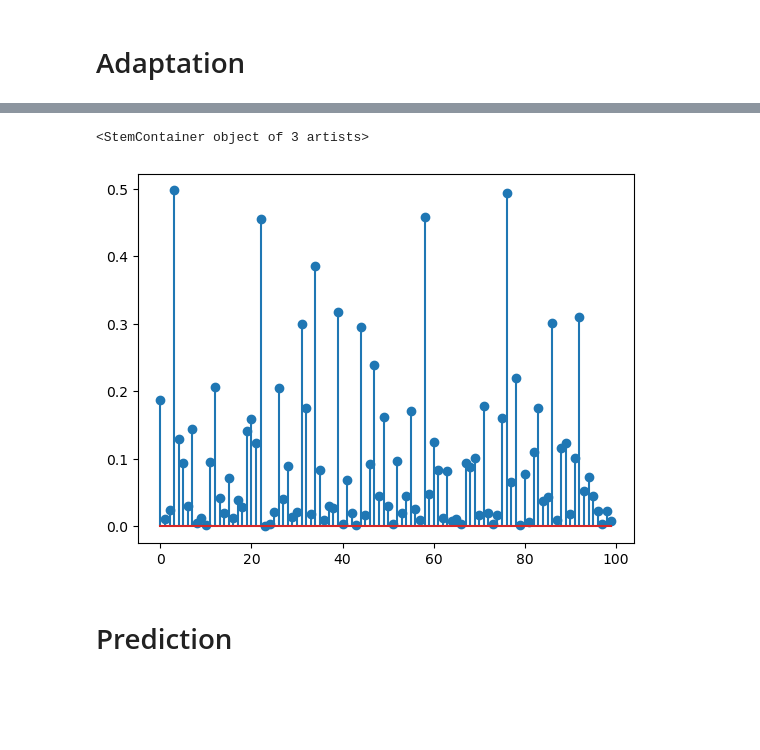
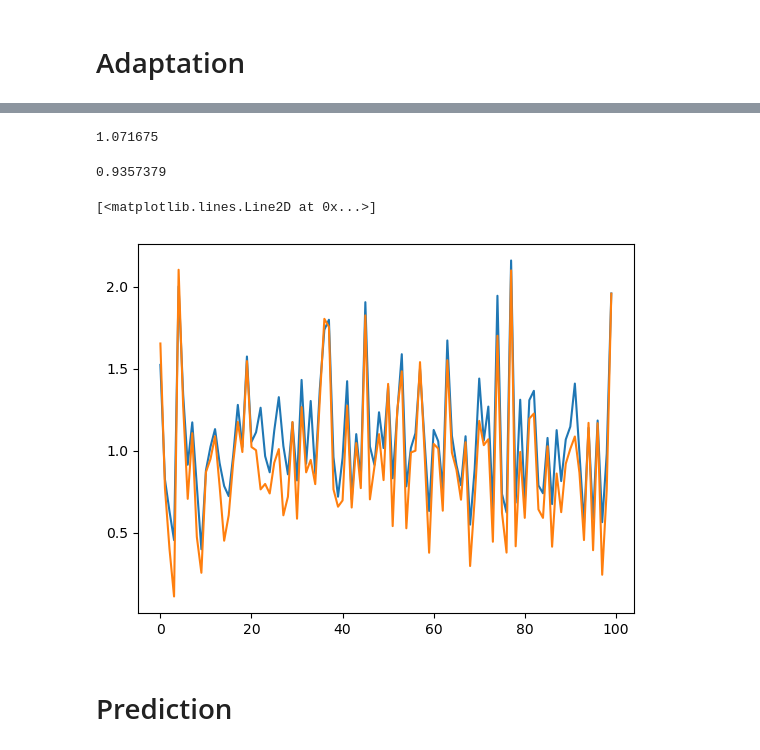
Before and after one commit to yunhao-tech/Sequantial-Monte-Carlo-project, a Jupyter notebook: two_link_arm_smcd.ipynb, the cells around one changed output, grey strips where cells are left out. Saved outputs shown, nothing was run; the diff lists cells and outputs as text; code cells hidden in the pictures; blank space fills up the shorter version.

```diff
--- a/two_link_arm_smcd.ipynb
+++ b/two_link_arm_smcd.ipynb
@@ -125,6 +182 @@ For 11th task, loss after adaptation is 0.096, limb length is [1.31289959 1.2505
 ... (88 outputs left out)
-# %%
-plt.stem(losses)
-# %% [output]
-<StemContainer object of 3 artists>
-[figure, removed]
@@ -131,3 +186,22 @@ plt.stem(losses)
+# %%
+import numpy as np
+import matplotlib.pyplot as plt
+loss_smcd = np.load('loss_smcd.npy')
+loss_N = np.load('loss_N.npy')
+# %%
+loss_N.mean()
+# %% [output]
+1.071675
+# %%
+loss_smcd.mean()
+# %% [output]
+0.9357379
+# %%
+plt.plot(loss_N, label='N')
+plt.plot(loss_smcd, label='S')
+# %% [output]
+[<matplotlib.lines.Line2D at 0x...>]
+[figure, added]
 # %% [markdown]
 # Prediction
 # %%
```
Also changed, not shown: parts of 12 cells of this notebook, 2 other files.
